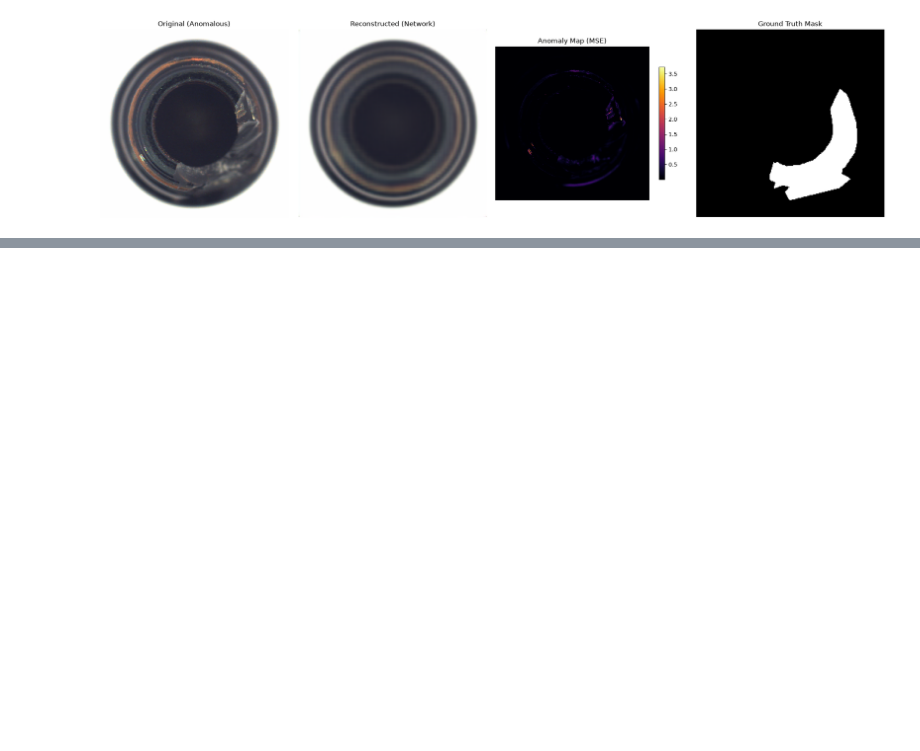
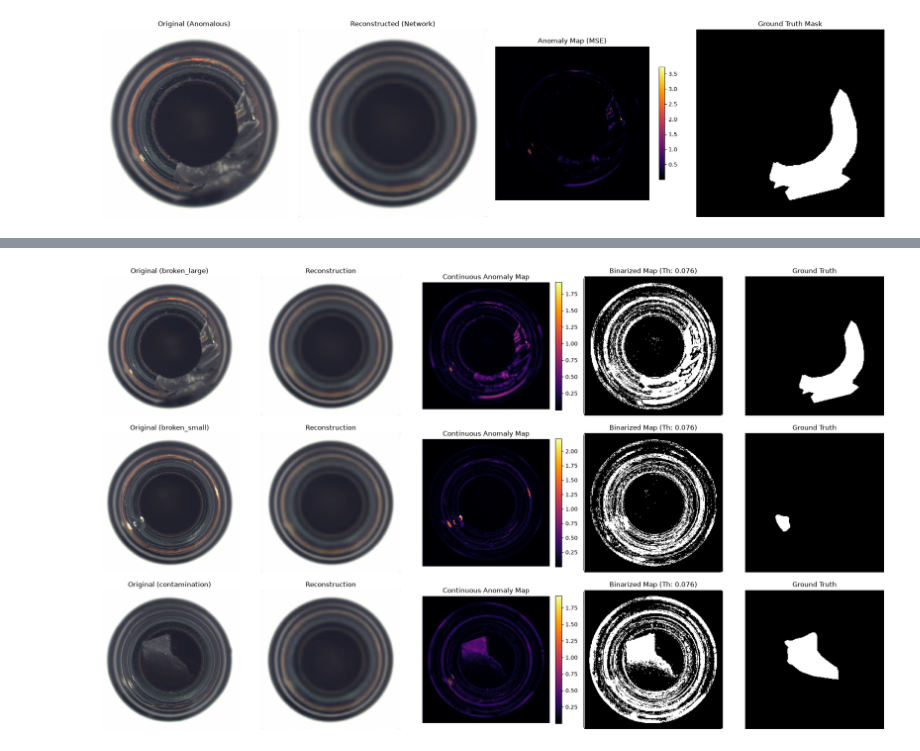
Before and after one commit to prroud/Unsupervised-Anomaly-Detection-Using-Autoencoder-Architecture, a Jupyter notebook: notebooks/model.ipynb, the cells around one changed output, grey strips where cells are left out. Drawn from its saved outputs; the diff is of its cells as text; code cells hidden in the pictures; blank space fills up the shorter version.

Commit message:
Add pixel-level roc and optimal threshold calculation

```diff
--- a/notebooks/model.ipynb
+++ b/notebooks/model.ipynb
@@ -280,0 +325,43 @@ plt.show()
+# %%
+mean_np = np.array(BOTTLE_MEAN).reshape(3, 1, 1)
+std_np = np.array(BOTTLE_STD).reshape(3, 1, 1)
+
+num_classes = len(visuals_per_class)
+fig, axes = plt.subplots(num_classes, 5, figsize=(20, 4 * num_classes))
+
+for row_idx, (defect_type, data) in enumerate(visuals_per_class.items()):
+    orig_img = np.clip((data['original'].numpy() * std_np + mean_np), 0, 1).transpose(1, 2, 0)
+    recon_img = np.clip((data['reconstruction'].numpy() * std_np + mean_np), 0, 1).transpose(1, 2, 0)
+
+    a_map = data['anomaly_map']
+    mask = data['mask']
+
+    binarized_map = (a_map.numpy() > optimal_threshold).astype(int)
+
+    ax = axes[row_idx] if num_classes > 1 else axes
+
+    ax[0].imshow(orig_img)
+    ax[0].set_title(f"Original ({defect_type})")
+    ax[0].axis('off')
+
+    ax[1].imshow(recon_img)
+    ax[1].set_title("Reconstruction")
+    ax[1].axis('off')
+
+    im = ax[2].imshow(a_map, cmap='inferno')
+    ax[2].set_title("Continuous Anomaly Map")
+    ax[2].axis('off')
+    plt.colorbar(im, ax=ax[2], fraction=0.046, pad=0.04)
+
+    ax[3].imshow(binarized_map, cmap='gray')
+    ax[3].set_title(f"Binarized Map (Th: {optimal_threshold:.3f})")
+    ax[3].axis('off')
+
+    ax[4].imshow(mask, cmap='gray')
+    ax[4].set_title("Ground Truth")
+    ax[4].axis('off')
+
+plt.tight_layout()
+plt.show()
+# %% [output]
+[figure, added]
```
Also changed, not shown: parts of 1 cell of this notebook.
